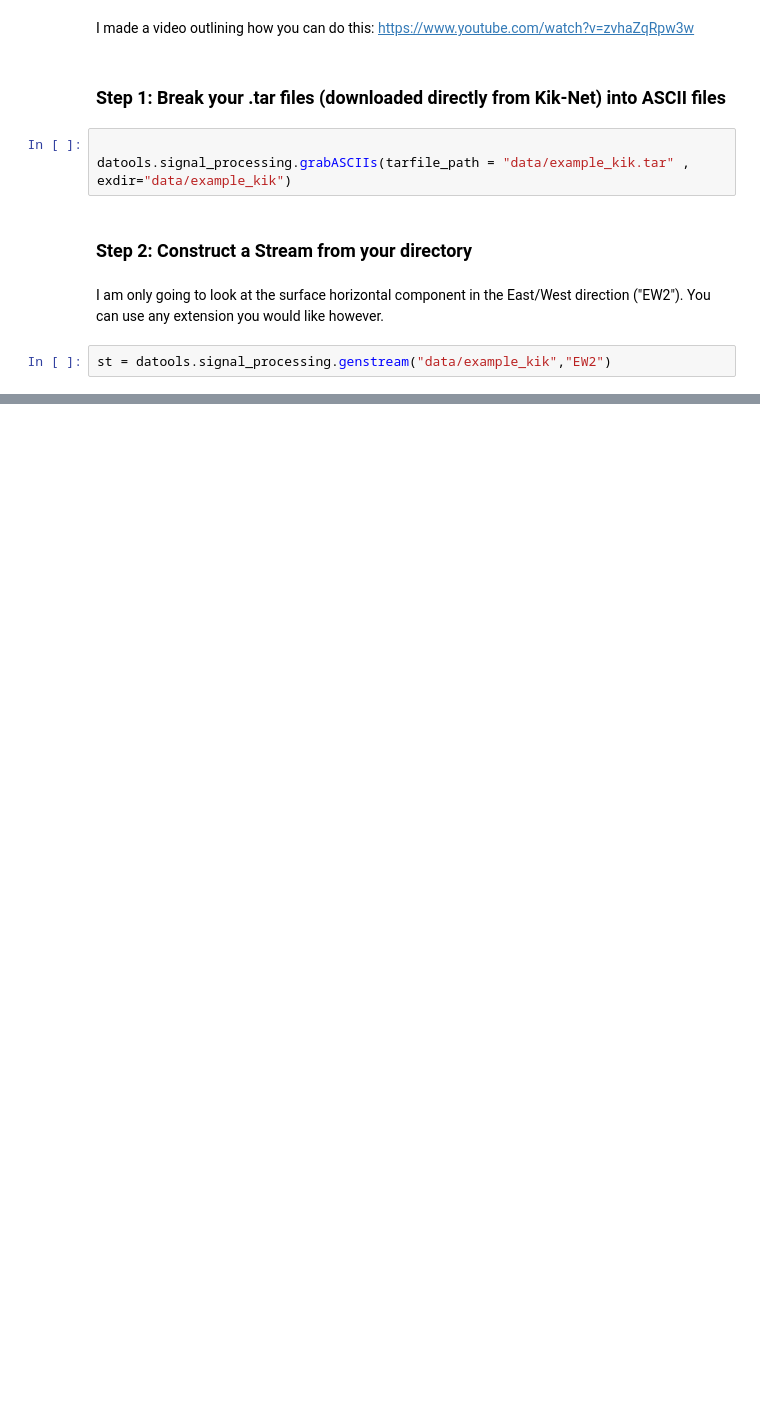
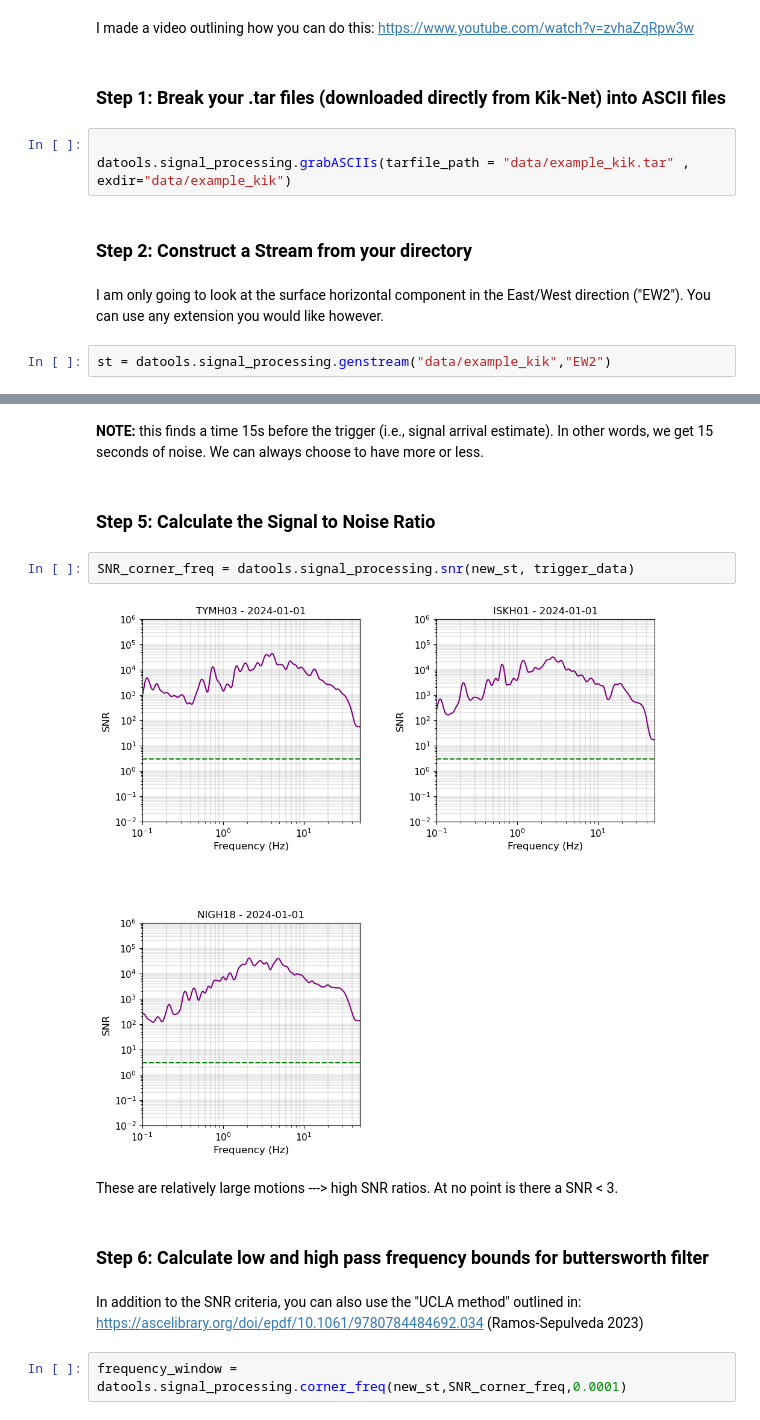
Before and after one commit to GBerse/datools, a Jupyter notebook: examples/example_1.ipynb, the cells around one changed output, grey strips where cells are left out. Cells and saved outputs as stored; diff of their text form; blank space fills up the shorter version.

```diff
--- a/examples/example_1.ipynb
+++ b/examples/example_1.ipynb
@@ -24,0 +57,17 @@ st = datools.signal_processing.genstream("data/example_kik","EW2")
+# %% [markdown]
+**NOTE:** this finds a time 15s before the trigger (i.e., signal arrival estimate). In other words, we get 15 seconds of noise. We can always choose to have more or less.
+# %% [markdown]
+### Step 5: Calculate the Signal to Noise Ratio
+# %%
+SNR_corner_freq = datools.signal_processing.snr(new_st, trigger_data)
+# %% [output]
+[figure, added]
+# %% [markdown]
+These are relatively large motions ---> high SNR ratios. At no point is there a SNR < 3.
+# %% [markdown]
+### Step 6: Calculate low and high pass frequency bounds for buttersworth filter
+# %% [markdown]
+In addition to the SNR criteria, you can also use the "UCLA method" outlined in:
+https://ascelibrary.org/doi/epdf/10.1061/9780784484692.034 (Ramos-Sepulveda 2023)
+# %%
+frequency_window = datools.signal_processing.corner_freq(new_st,SNR_corner_freq,0.0001)
```
Also changed, not shown: parts of 16 cells of this notebook, 3 other files.
